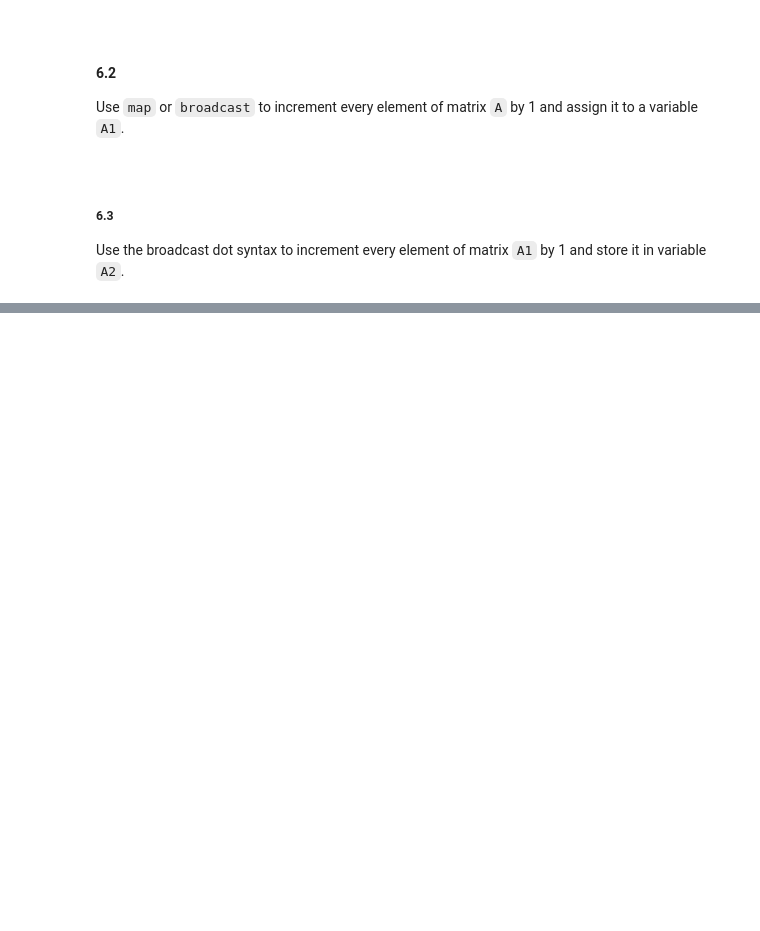
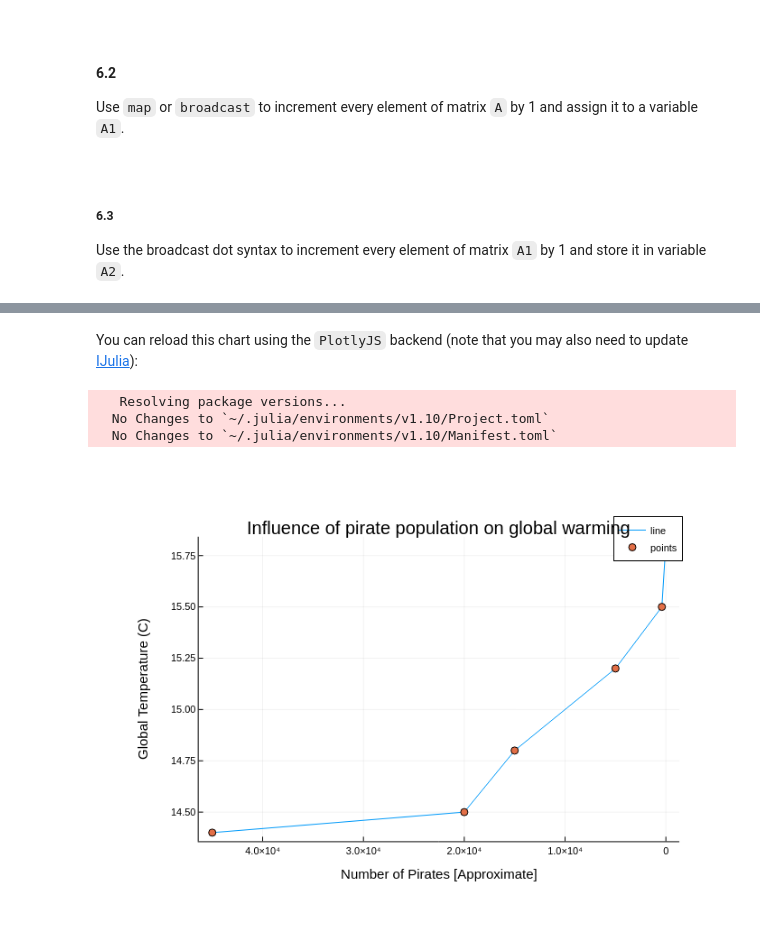
Before and after one commit to fython51/Learning-Julia, a Jupyter notebook: Introduction to Julia (for programmers).ipynb, the cells around one changed output, grey strips where cells are left out. Cells and saved outputs as stored; diff of their text form; code cells hidden in the pictures; blank space fills up the shorter version.

Commit message:
Moved forward with the course and notes.

```diff
--- a/Introduction to Julia (for programmers).ipynb
+++ b/Introduction to Julia (for programmers).ipynb
@@ -770,0 +811,8 @@ A2 = add_one.(A1) # Method 3
+# %%
+# Install the package
+using Pkg
+Pkg.add("Primes")
+
+# Load it
+using Primes
+@assert @isdefined Primes
@@ -770,0 +846,4 @@ A2 = add_one.(A1) # Method 3
+# %%
+using Pkg
+Pkg.add("Plots")
+using Plots
@@ -770,0 +896,22 @@ A2 = add_one.(A1) # Method 3
+# %% [markdown]
+You can reload this chart using the `PlotlyJS` backend (note that you may also need to update [IJulia](https://juliagizmos.github.io/WebIO.jl/latest/providers/ijulia/)):
+# %%
+Pkg.add("PlotlyJS")
+plotlyjs()
+
+# Generate the plot
+plot(numpirates, globaltemperatures, label="line")
+scatter!(numpirates, globaltemperatures, label="points")
+
+# Add details
+xlabel!("Number of Pirates [Approximate]")
+ylabel!("Global Temperature (C)")
+title!("Influence of pirate population on global warming")
+
+# Flip the x axis
+xflip!()
+# %% [output]
+   Resolving package versions...
+  No Changes to `~/.julia/environments/v1.10/Project.toml`
+  No Changes to `~/.julia/environments/v1.10/Manifest.toml`
+[figure, added]
```
Also changed, not shown: parts of 41 cells of this notebook.
